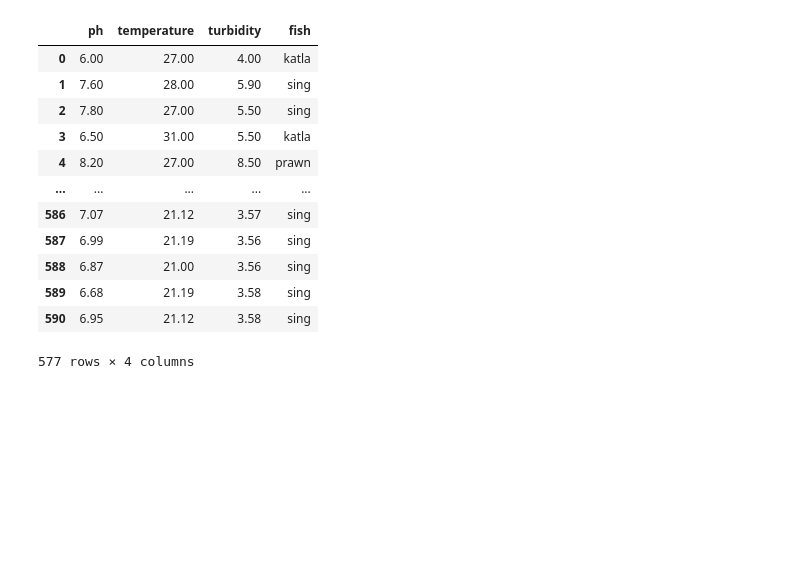
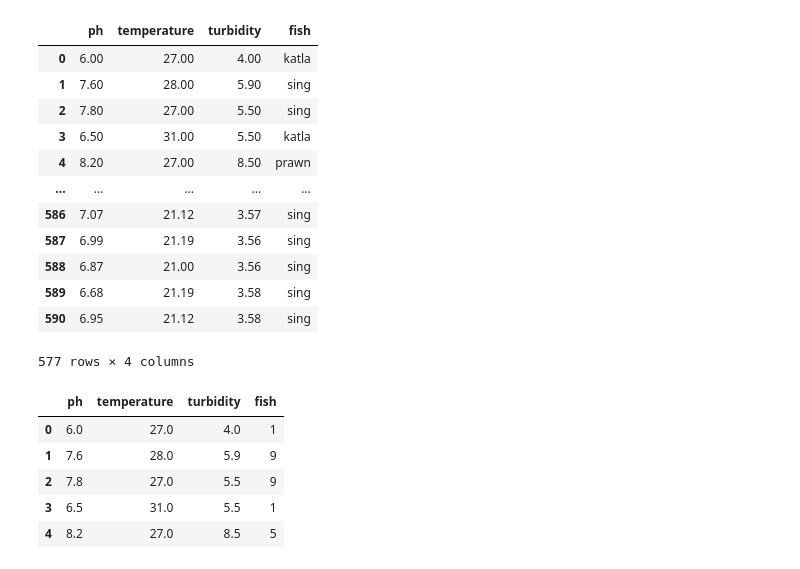
Before and after one commit to vvrgit/Aquaculture, a Jupyter notebook: Aquaculture_Data_Preprocessing_Fish_Species.ipynb, the cells around one changed output. Cells and saved outputs as stored; diff of their text form; code cells hidden in the pictures; blank space fills up the shorter version.

```diff
--- a/Aquaculture_Data_Preprocessing_Fish_Species.ipynb
+++ b/Aquaculture_Data_Preprocessing_Fish_Species.ipynb
@@ -198,3 +198,13 @@ data
 # %%
 file_name = 'Aqua-Data.xlsx'
 data.to_excel(file_name)
+# %%
+data=pd.read_csv("/content/realfishdataset - Kaggle - numerical-class.csv")
+data.head()
+# %% [output]
+|  | ph | temperature | turbidity | fish |
+| 0 | 6.0 | 27.0 | 4.0 | 1 |
+| 1 | 7.6 | 28.0 | 5.9 | 9 |
+| 2 | 7.8 | 27.0 | 5.5 | 9 |
+| 3 | 6.5 | 31.0 | 5.5 | 1 |
+| 4 | 8.2 | 27.0 | 8.5 | 5 |
```
Also changed, not shown: parts of 6 cells of this notebook.
